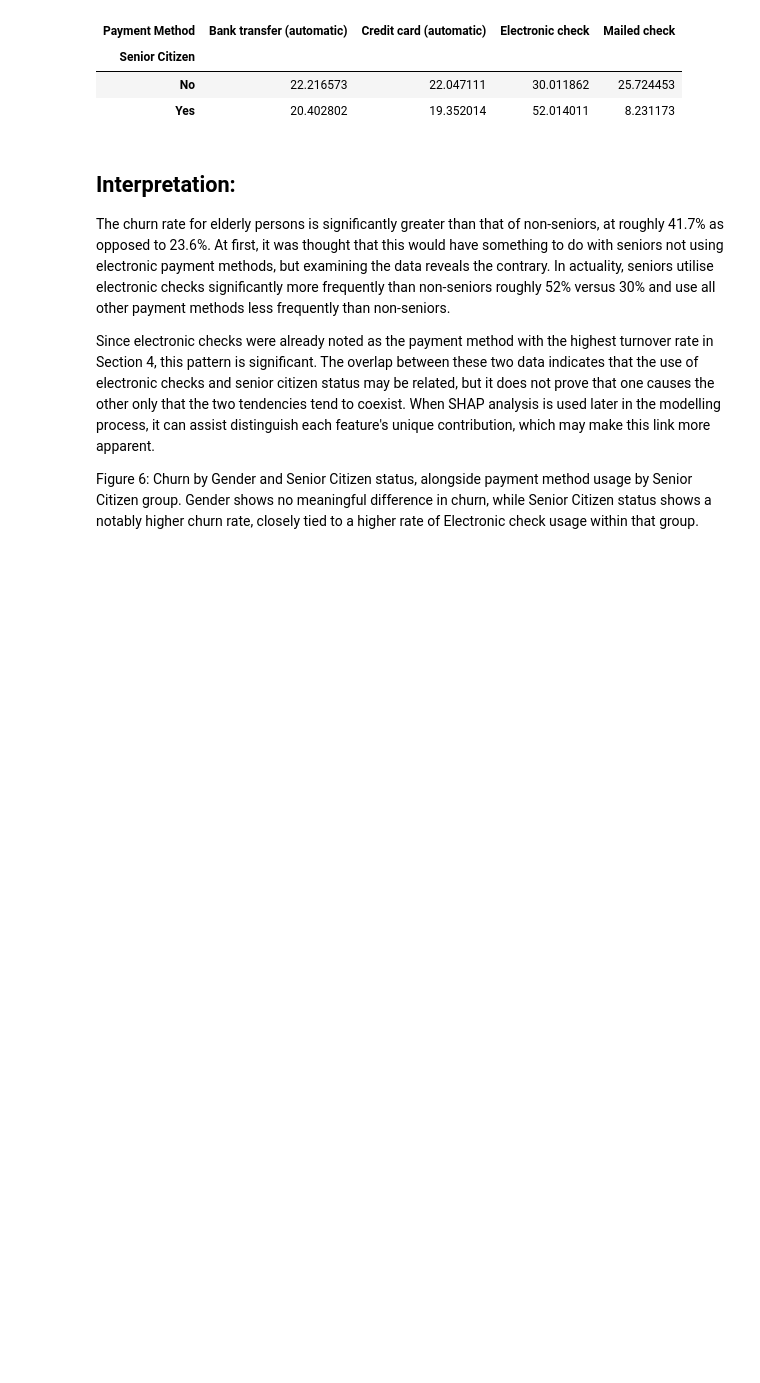
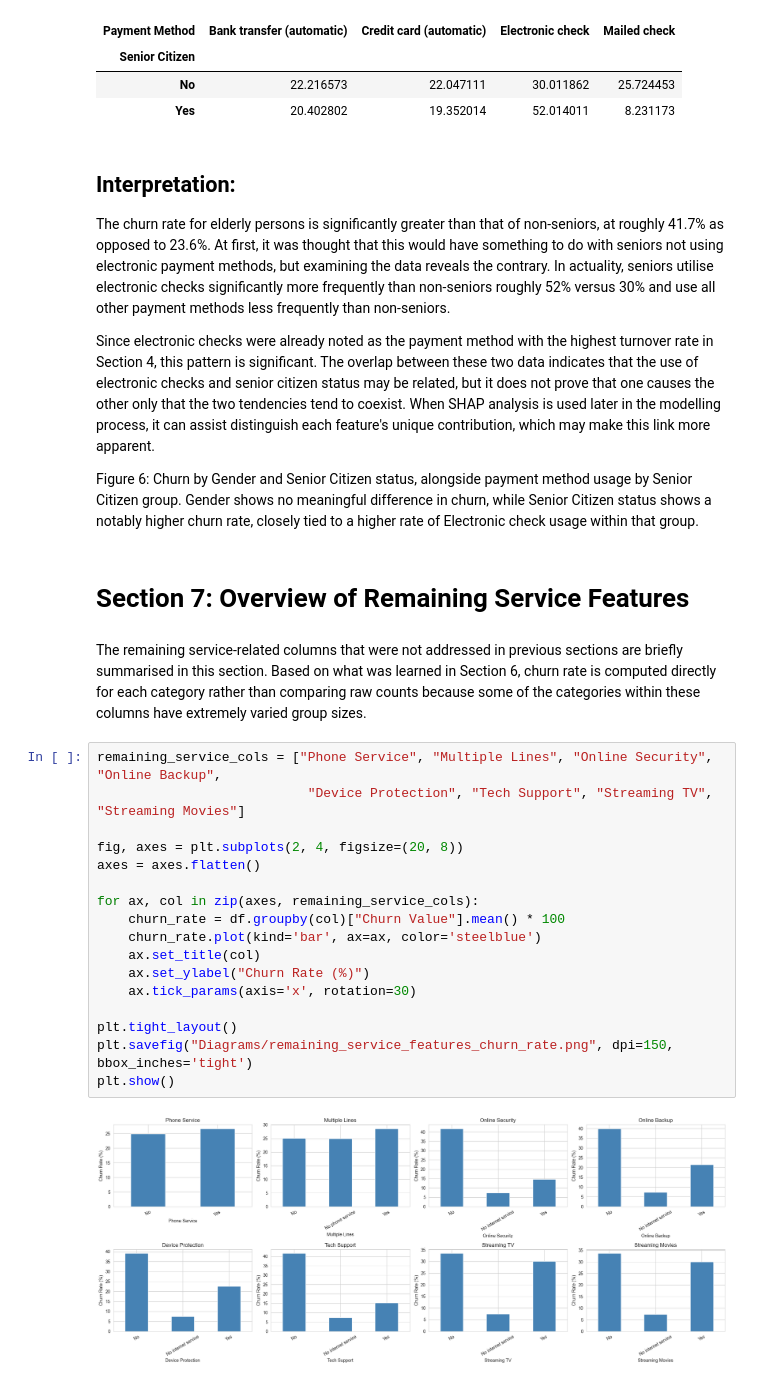
Before and after one commit to ST10294145/Customer-Churn-Data-Analysis, a Jupyter notebook: churn_data.ipynb, the cells around one changed output. Saved outputs shown, nothing was run; the diff lists cells and outputs as text; blank space fills up the shorter version.

Commit message:
Section 7 (incomplete)

```diff
--- a/churn_data.ipynb
+++ b/churn_data.ipynb
@@ -298,3 +298,26 @@ The churn rate for elderly persons is significantly greater than that of non-sen
 Since electronic checks were already noted as the payment method with the highest turnover rate in Section 4, this pattern is significant. The overlap between these two data indicates that the use of electronic checks and senior citizen status may be related, but it does not prove that one causes the other only that the two tendencies tend to coexist. When SHAP analysis is used later in the modelling process, it can assist distinguish each feature's unique contribution, which may make this link more apparent.
 
 Figure 6: Churn by Gender and Senior Citizen status, alongside payment method usage by Senior Citizen group. Gender shows no meaningful difference in churn, while Senior Citizen status shows a notably higher churn rate, closely tied to a higher rate of Electronic check usage within that group.
+# %% [markdown]
+# Section 7: Overview of Remaining Service Features
+# %% [markdown]
+The remaining service-related columns that were not addressed in previous sections are briefly summarised in this section. Based on what was learned in Section 6, churn rate is computed directly for each category rather than comparing raw counts because some of the categories within these columns have extremely varied group sizes.
+# %%
+remaining_service_cols = ["Phone Service", "Multiple Lines", "Online Security", "Online Backup",
+                           "Device Protection", "Tech Support", "Streaming TV", "Streaming Movies"]
+
+fig, axes = plt.subplots(2, 4, figsize=(20, 8))
+axes = axes.flatten()
+
+for ax, col in zip(axes, remaining_service_cols):
+    churn_rate = df.groupby(col)["Churn Value"].mean() * 100
+    churn_rate.plot(kind='bar', ax=ax, color='steelblue')
+    ax.set_title(col)
+    ax.set_ylabel("Churn Rate (%)")
+    ax.tick_params(axis='x', rotation=30)
+
+plt.tight_layout()
+plt.savefig("Diagrams/remaining_service_features_churn_rate.png", dpi=150, bbox_inches='tight')
+plt.show()
+# %% [output]
+[figure, added]
```
Also changed, not shown: 1 other file.
